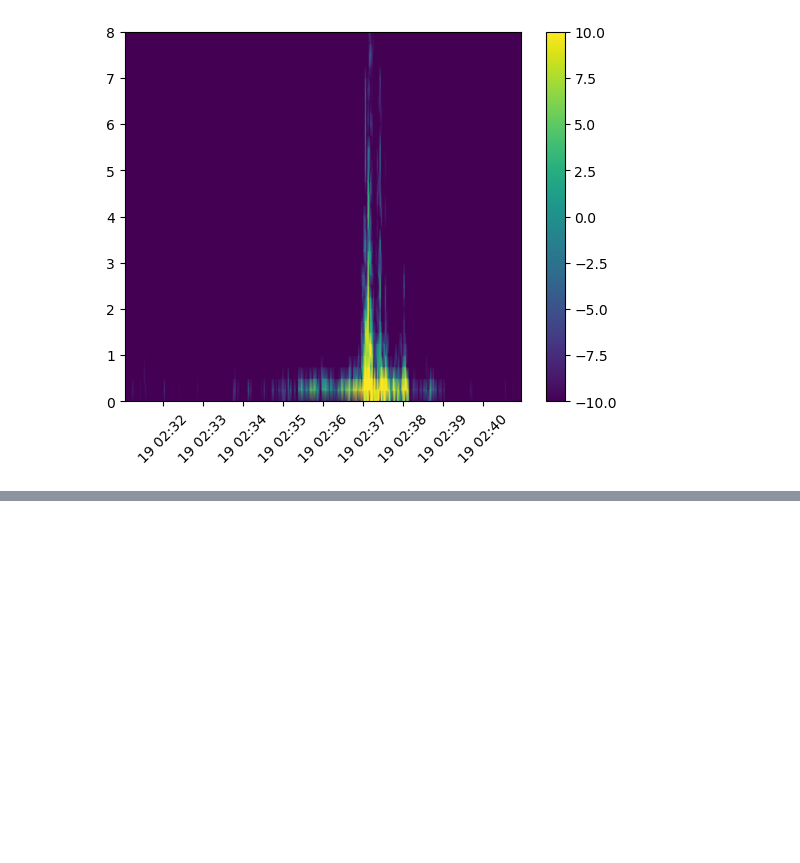
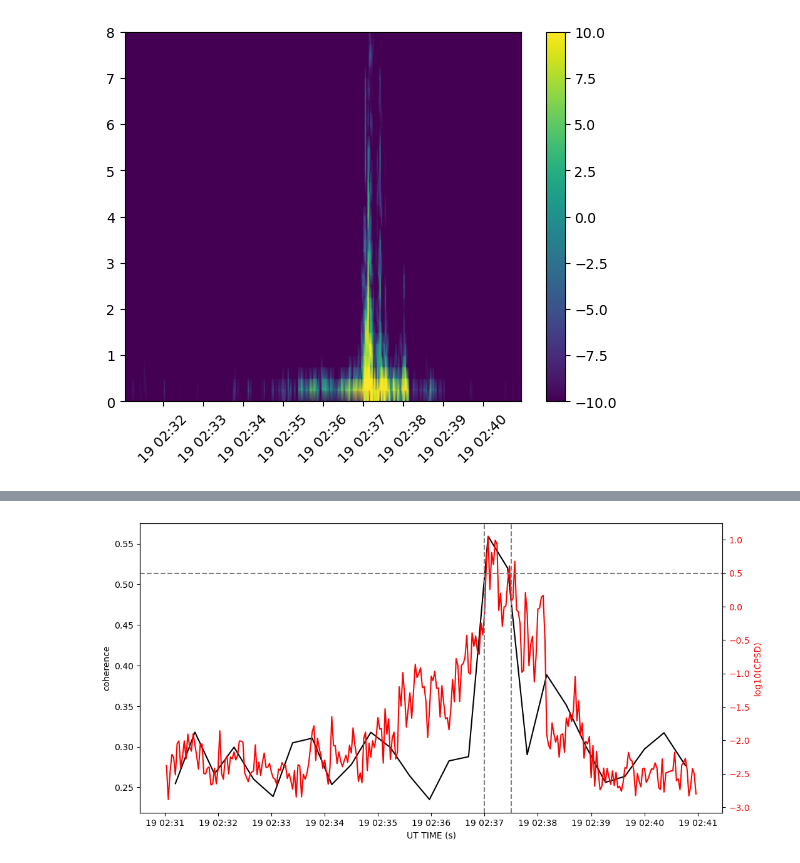
Before and after one commit to cleo24621/pyaw, a Jupyter notebook: wu2020_copy.ipynb, the cells around one changed output, grey strips where cells are left out. Saved outputs shown, nothing was run; the diff lists cells and outputs as text; code cells hidden in the pictures; blank space fills up the shorter version.

```diff
--- a/wu2020_copy.ipynb
+++ b/wu2020_copy.ipynb
@@ -50,3 +41,0 @@ _, be, _ = utils.get_3arrs(df_b_clip['B_NEC'].values)
-# %%
-for i in df_b_clip['B_NEC'].values[:2]:
-    print(i,type(i))
@@ -243,0 +101,43 @@ coherency: 0.23210133069489536
+# %%
+coherences = utils.get_coherences(Zxx_e,Zxx_b,cross_e_b_spectral_density)
+# %%
+ts_dt64_split = utils.split_array(ts_dt64)
+
+def get_middle_element(lst):
+    n = len(lst)
+    if n == 0:
+        return None  # Handle the case of an empty list
+    mid = n // 2
+    if n % 2 == 0:  # Even number of elements
+        return lst[mid - 1]  # Return the former one of the two middle elements
+    else:  # Odd number of elements
+        return lst[mid]  # Return the single middle element
+
+
+dts_cohe = [get_middle_element(i) for i in ts_dt64_split]
+# %%
+# Create a figure and the first axis
+fig, ax1 = plt.subplots(figsize=(12, 6))
+
+# Plot the first dataset
+ax1.plot(dts_cohe, coherences, color='black', label='coherence')
+ax1.set_xlabel('UT TIME (s)')
+ax1.set_ylabel('coherence', color='black')
+ax1.tick_params(axis='y', labelcolor='black')
+
+# Create a second y-axis with its own x-axis
+ax2 = ax1.twinx()  # Share the same x-axis
+ax2.plot(ts_dt64, np.log10(cross_e_b_spectral_density_module.mean(axis=0)), color='red', label='log10(CPSD)')
+ax2.set_ylabel('log10(CPSD)', color='red')
+ax2.tick_params(axis='y', labelcolor='red')
+
+plt.axhline(0.5,color='gray',linestyle='--')
+
+import matplotlib.dates as mdates
+
+plt.axvline(mdates.date2num(np.datetime64('2014-02-19T02:37:00')),color='gray',linestyle='--')
+plt.axvline(mdates.date2num(np.datetime64('2014-02-19T02:37:30')),color='gray',linestyle='--')
+plt.xticks(rotation=45)
+plt.show()
+# %% [output]
+[figure, added]
```
Also changed, not shown: parts of 24 cells of this notebook, 6 other files.
